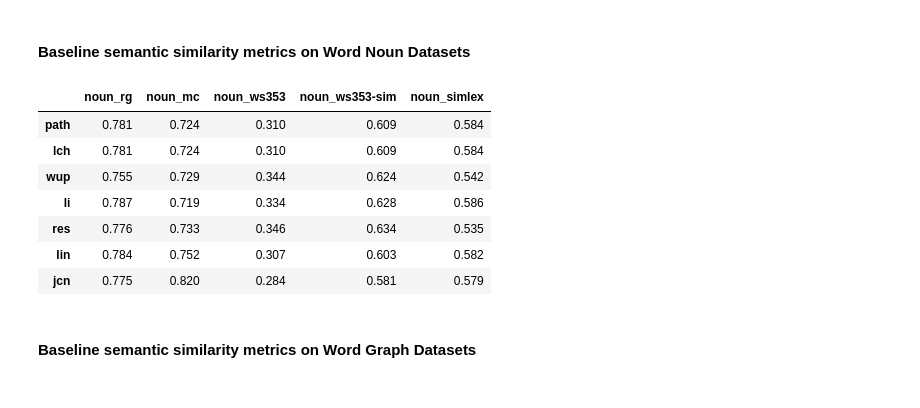
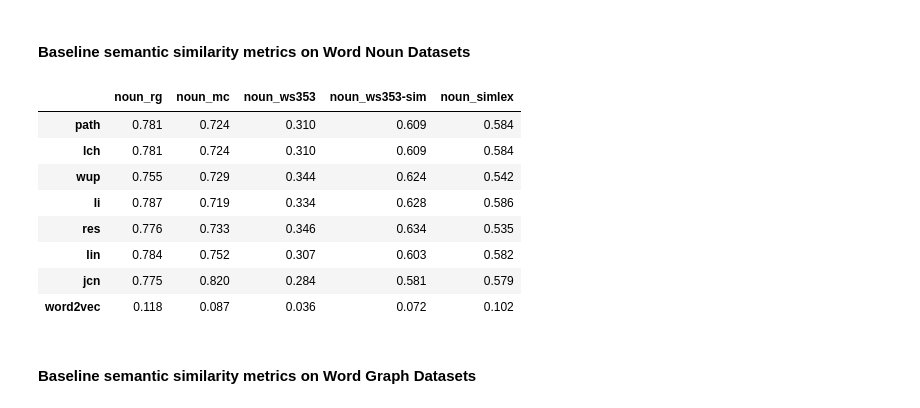
Before and after one commit to gsi-upm/sematch, a Jupyter notebook: word_sim_evaluation.ipynb, the cells around one changed output. Saved outputs shown, nothing was run; the diff lists cells and outputs as text; code cells hidden in the pictures.

Commit message:
word2vec

```diff
--- a/word_sim_evaluation.ipynb
+++ b/word_sim_evaluation.ipynb
@@ -7,5 +9,7 @@ from sematch.semantic.similarity import WordNetSimilarity
 from IPython.display import display
 import pandas as pd
+# %%
+word2vec_model = Word2Vec(brown.sents())
 # %% [markdown]
 ### A simple example of word similarity
 # %%
@@ -193,26 +197,38 @@ display(df_wpath_type)
 # %%
 path = lambda x, y: wns.word_similarity(x, y, 'path')
 lch = lambda x, y: wns.word_similarity(x, y, 'lch')
 wup = lambda x, y: wns.word_similarity(x, y, 'wup')
 li = lambda x, y: wns.word_similarity(x, y, 'li')
 res = lambda x, y: wns.word_similarity(x, y, 'res')
 lin = lambda x, y: wns.word_similarity(x, y, 'lin')
 jcn = lambda x, y: wns.word_similarity(x, y, 'jcn')
+miss_values = []
+total = 0
+def word2vec(x, y):
+    global miss_values, total
+    total += 1
+    ans = 0
+    try:
+        ans = word2vec_model.wv.similarity(x, y)
+    except KeyError:
+        miss_values.append((x, y))
+    return ans
 
-methods = {'path':path, 'lch':lch, 'wup':wup, 'li':li, 'res':res, 'lin':lin, 'jcn':jcn}
+methods = {'path':path, 'lch':lch, 'wup':wup, 'li':li, 'res':res, 'lin':lin, 'jcn':jcn, 'word2vec': word2vec}
 cor_dicts = [ws_eval.evaluate_multiple_metrics(methods, dataset) for dataset in data_word_noun]
-baseline_cors_matrix = [[cors[m] for _, cors in enumerate(cor_dicts)] for m in sim_methods_noun[0:7]]
-df_baselines_noun = pd.DataFrame(baseline_cors_matrix, index=sim_methods_noun[0:7], columns=data_word_noun)
+baseline_cors_matrix = [[cors[m] for _, cors in enumerate(cor_dicts)] for m in sim_methods_noun[0:7] + ['word2vec']]
+df_baselines_noun = pd.DataFrame(baseline_cors_matrix, index=sim_methods_noun[0:7] + ['word2vec'], columns=data_word_noun)
 display(df_baselines_noun)
 # %% [output]
 |  | noun_rg | noun_mc | noun_ws353 | noun_ws353-sim | noun_simlex |
 | path | 0.781 | 0.724 | 0.310 | 0.609 | 0.584 |
 | lch | 0.781 | 0.724 | 0.310 | 0.609 | 0.584 |
 | wup | 0.755 | 0.729 | 0.344 | 0.624 | 0.542 |
 | li | 0.787 | 0.719 | 0.334 | 0.628 | 0.586 |
 | res | 0.776 | 0.733 | 0.346 | 0.634 | 0.535 |
 | lin | 0.784 | 0.752 | 0.307 | 0.603 | 0.582 |
 | jcn | 0.775 | 0.820 | 0.284 | 0.581 | 0.579 |
+| word2vec | 0.118 | 0.087 | 0.036 | 0.072 | 0.102 |
 # %% [markdown]
 #### Baseline semantic similarity metrics on Word Graph Datasets
 # %%
```
Also changed, not shown: parts of 6 cells of this notebook.
